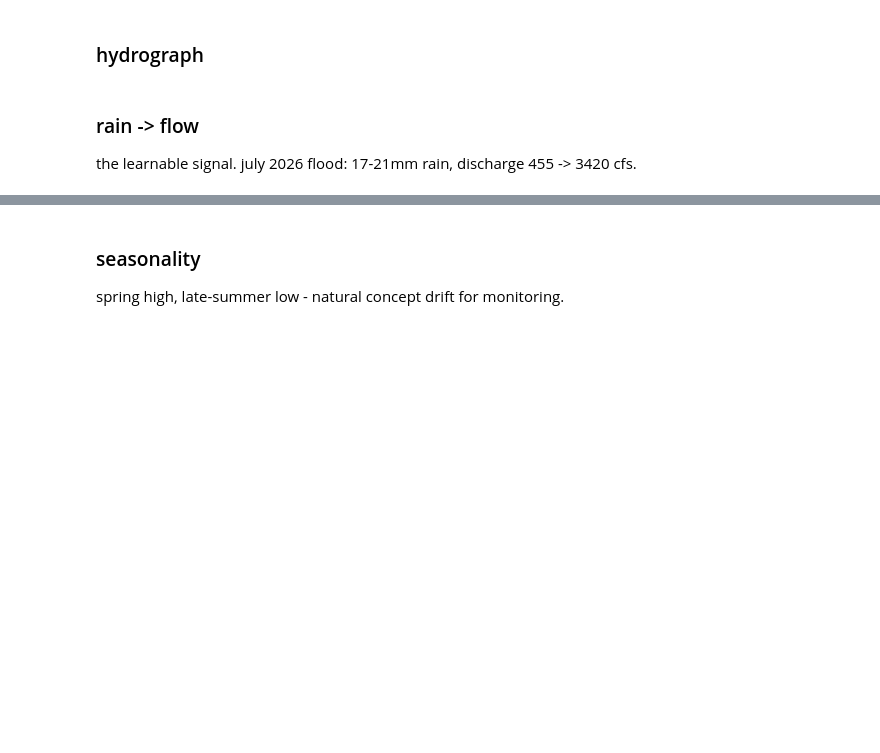
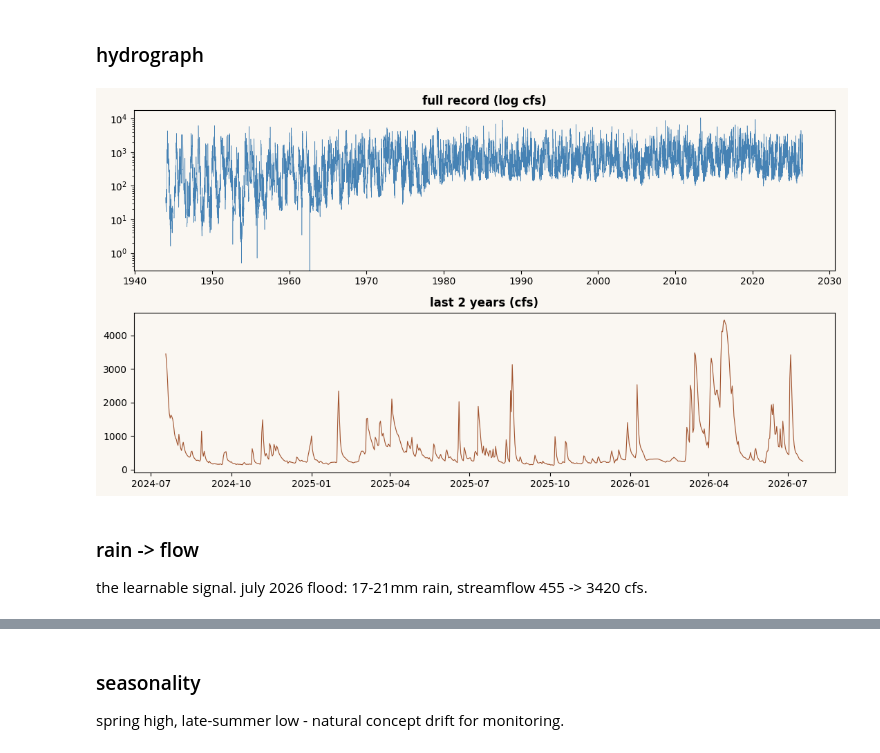
Before and after one commit to babnigg/streamflow-mlops, a Jupyter notebook: notebooks/01_eda.ipynb, the cells around one changed output, grey strips where cells are left out. Drawn from its saved outputs; the diff is of its cells as text; code cells hidden in the pictures; blank space fills up the shorter version.

```diff
--- a/notebooks/01_eda.ipynb
+++ b/notebooks/01_eda.ipynb
@@ -36,14 +58,16 @@ plt.tight_layout(); plt.show()
 ### hydrograph
 # %%
 fig, ax = plt.subplots(2, 1, figsize=(11, 6))
-ax[0].plot(df.date, df.discharge_cfs, color=steel, lw=0.4)
+ax[0].plot(df.date, df.streamflow_cfs, color=steel, lw=0.4)
 ax[0].set_yscale("log"); ax[0].set_title("full record (log cfs)", weight="bold")
 recent = df[df.date >= df.date.max() - pd.Timedelta(days=730)]
-ax[1].plot(recent.date, recent.discharge_cfs, color=sienna, lw=0.8)
+ax[1].plot(recent.date, recent.streamflow_cfs, color=sienna, lw=0.8)
 ax[1].set_title("last 2 years (cfs)", weight="bold")
 plt.tight_layout(); plt.show()
+# %% [output]
+[figure, added]
 # %% [markdown]
 ### rain -> flow
-the learnable signal. july 2026 flood: 17-21mm rain, discharge 455 -> 3420 cfs.
+the learnable signal. july 2026 flood: 17-21mm rain, streamflow 455 -> 3420 cfs.
 # %%
 d = df.copy()
```
Also changed, not shown: parts of 9 cells of this notebook, 8 other files.
